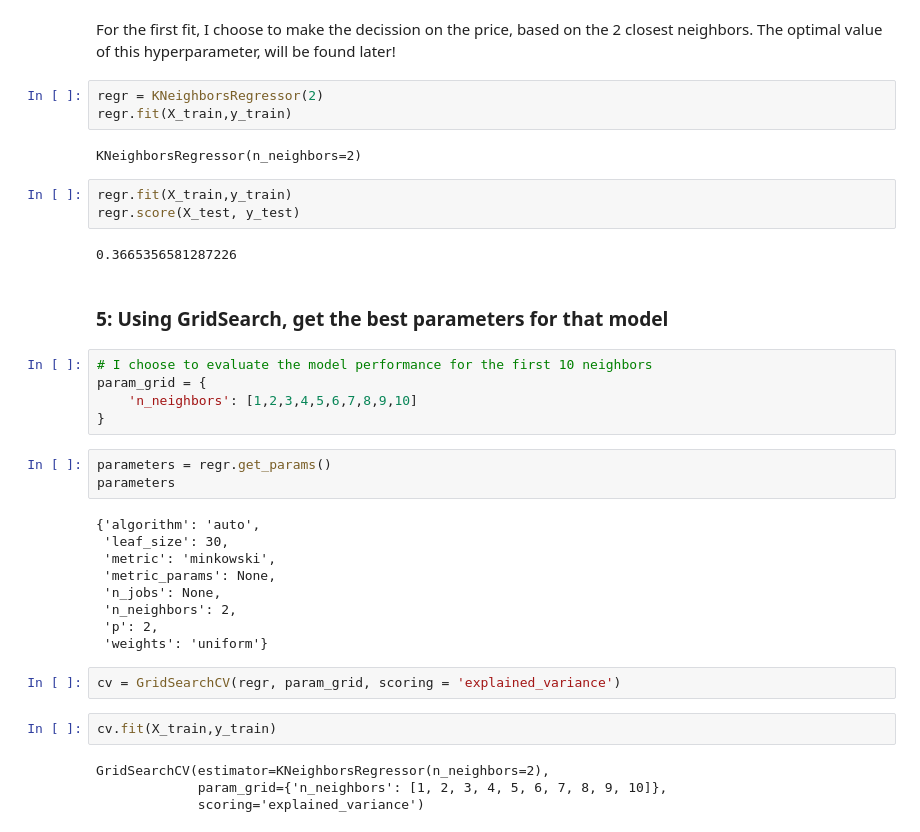
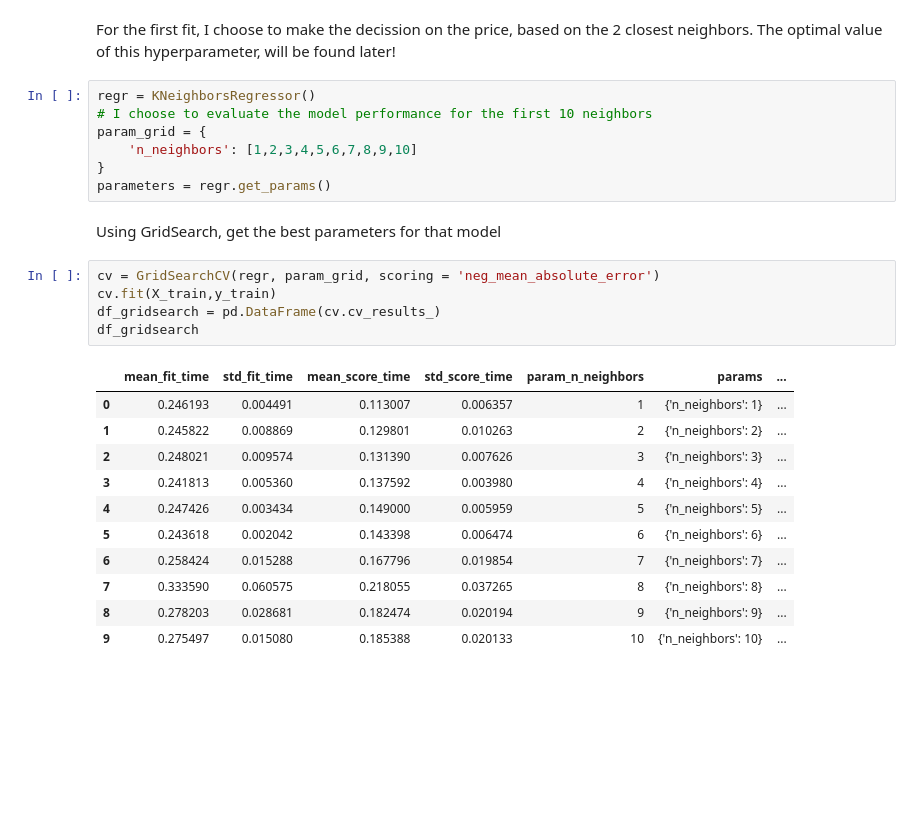
Before and after one commit to carboML/Price_predictor, a Jupyter notebook: 3_Model_fit.ipynb, the cells around one changed output. Saved outputs shown, nothing was run; the diff lists cells and outputs as text; blank space fills up the shorter version.

```diff
--- a/3_Model_fit.ipynb
+++ b/3_Model_fit.ipynb
@@ -263,39 +224,28 @@ X_train, X_test, y_train, y_test = train_test_split(X, y, test_size = .30, rando
 # %% [markdown]
 For the first fit, I choose to make the decission on the price, based on the 2 closest neighbors. The optimal value of this hyperparameter, will be found later!
 # %%
-regr = KNeighborsRegressor(2)
-regr.fit(X_train,y_train)
+regr = KNeighborsRegressor()
+# I choose to evaluate the model performance for the first 10 neighbors
+param_grid = {
+    'n_neighbors': [1,2,3,4,5,6,7,8,9,10]
+}
+parameters = regr.get_params()
-# %% [output]
-KNeighborsRegressor(n_neighbors=2)
-# %%
-regr.fit(X_train,y_train)
-regr.score(X_test, y_test)
-# %% [output]
-0.3665356581287226
 # %% [markdown]
-### **5**: Using GridSearch, get the best parameters for that model
+Using GridSearch, get the best parameters for that model
-# %%
-# I choose to evaluate the model performance for the first 10 neighbors
-param_grid = {
-    'n_neighbors': [1,2,3,4,5,6,7,8,9,10]
-}
-# %%
-parameters = regr.get_params()
-parameters
-# %% [output]
-{'algorithm': 'auto',
- 'leaf_size': 30,
- 'metric': 'minkowski',
- 'metric_params': None,
- 'n_jobs': None,
- 'n_neighbors': 2,
- 'p': 2,
- 'weights': 'uniform'}
 # %%
-cv = GridSearchCV(regr, param_grid, scoring = 'explained_variance')
+cv = GridSearchCV(regr, param_grid, scoring = 'neg_mean_absolute_error')
+cv.fit(X_train,y_train)
+df_gridsearch = pd.DataFrame(cv.cv_results_)
+df_gridsearch
+# %% [output]
+|  | mean_fit_time | std_fit_time | mean_score_time | std_score_time | param_n_neighbors | params | ... |
+| 0 | 0.246193 | 0.004491 | 0.113007 | 0.006357 | 1 | {'n_neighbors': 1} | ... |
+| 1 | 0.245822 | 0.008869 | 0.129801 | 0.010263 | 2 | {'n_neighbors': 2} | ... |
+| 2 | 0.248021 | 0.009574 | 0.131390 | 0.007626 | 3 | {'n_neighbors': 3} | ... |
+| 3 | 0.241813 | 0.005360 | 0.137592 | 0.003980 | 4 | {'n_neighbors': 4} | ... |
+| 4 | 0.247426 | 0.003434 | 0.149000 | 0.005959 | 5 | {'n_neighbors': 5} | ... |
+| 5 | 0.243618 | 0.002042 | 0.143398 | 0.006474 | 6 | {'n_neighbors': 6} | ... |
+| 6 | 0.258424 | 0.015288 | 0.167796 | 0.019854 | 7 | {'n_neighbors': 7} | ... |
+| 7 | 0.333590 | 0.060575 | 0.218055 | 0.037265 | 8 | {'n_neighbors': 8} | ... |
+| 8 | 0.278203 | 0.028681 | 0.182474 | 0.020194 | 9 | {'n_neighbors': 9} | ... |
+| 9 | 0.275497 | 0.015080 | 0.185388 | 0.020133 | 10 | {'n_neighbors': 10} | ... |
-# %%
-cv.fit(X_train,y_train)
-# %% [output]
-GridSearchCV(estimator=KNeighborsRegressor(n_neighbors=2),
-             param_grid={'n_neighbors': [1, 2, 3, 4, 5, 6, 7, 8, 9, 10]},
-             scoring='explained_variance')
```
Also changed, not shown: parts of 38 cells of this notebook.
